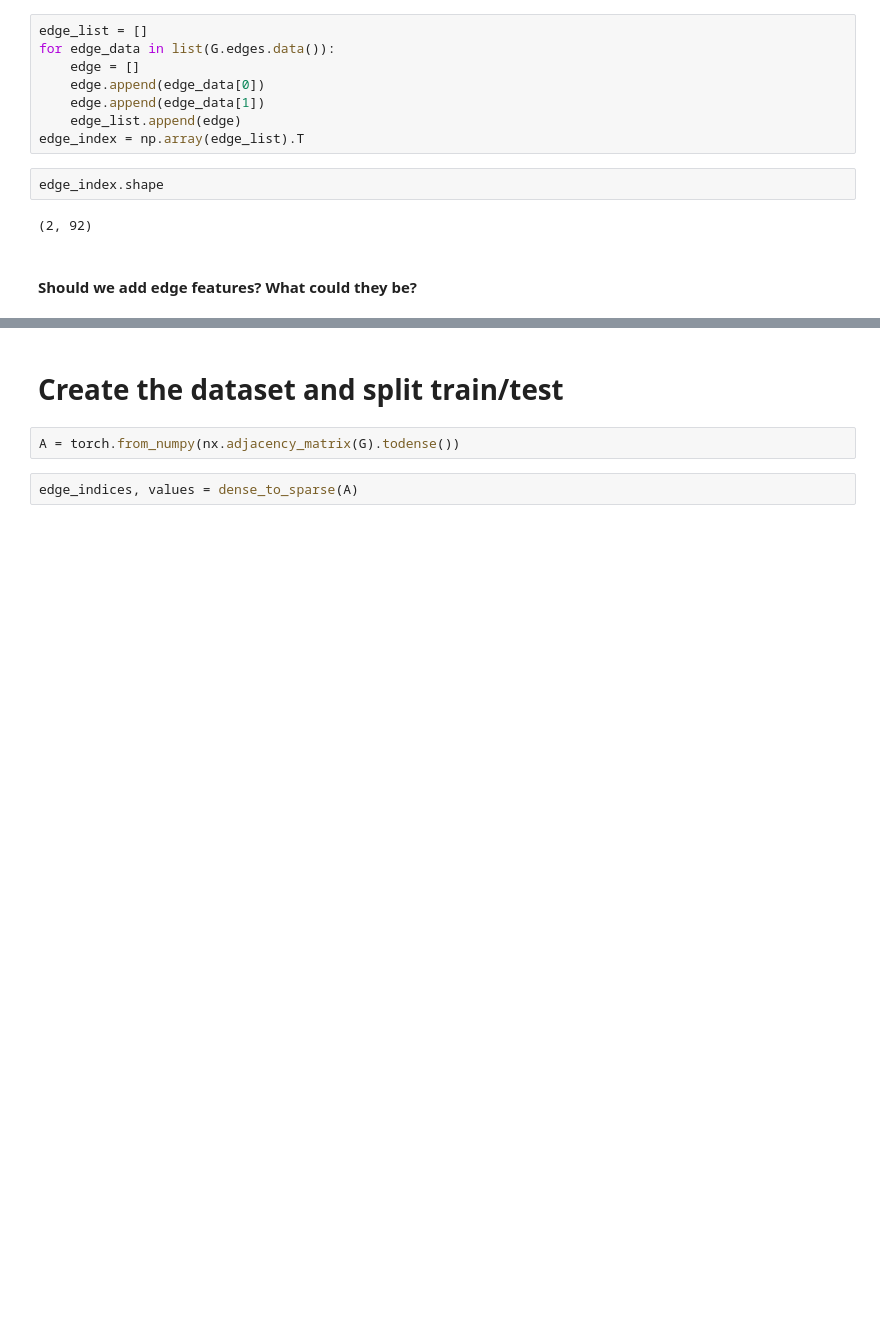
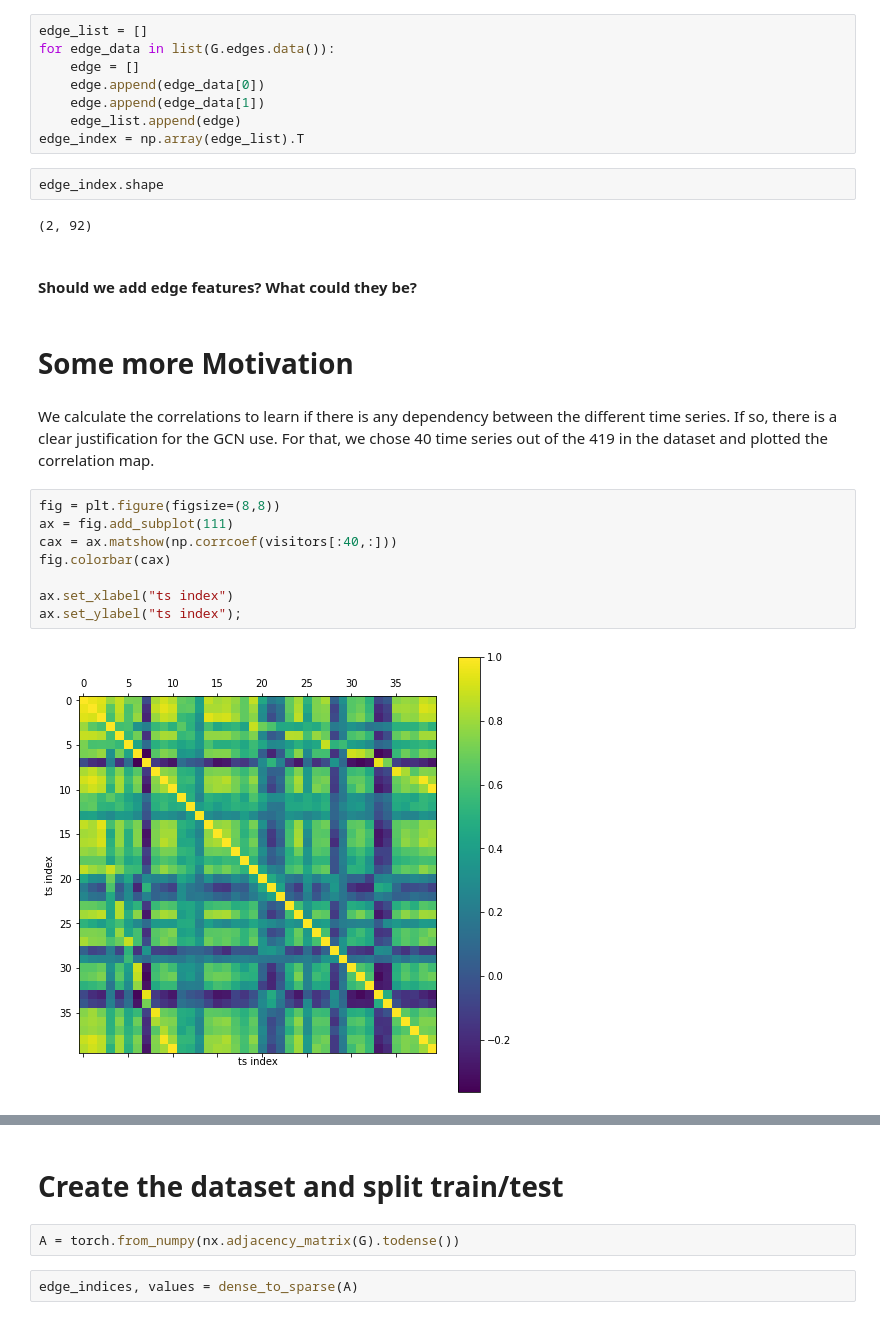
Before and after one commit to luisroque/deep_graph_cLSTM_hierarchical_time_series, a Jupyter notebook: create_graph_structure.ipynb, the cells around one changed output, grey strips where cells are left out. Saved outputs shown, nothing was run; the diff lists cells and outputs as text; blank space fills up the shorter version.

Commit message:
adding correlation heat map to support motivation

```diff
--- a/create_graph_structure.ipynb
+++ b/create_graph_structure.ipynb
@@ -316,3 +316,17 @@ edge_index.shape
 (2, 92)
 # %% [markdown]
 #### Should we add edge features? What could they be?
+# %% [markdown]
+# Some more Motivation
+# %% [markdown]
+We calculate the correlations to learn if there is any dependency between the different time series. If so, there is a clear justification for the GCN use. For that, we chose 40 time series out of the 419 in the dataset and plotted the correlation map.
+# %%
+fig = plt.figure(figsize=(8,8))
+ax = fig.add_subplot(111)
+cax = ax.matshow(np.corrcoef(visitors[:40,:]))
+fig.colorbar(cax)
+
+ax.set_xlabel("ts index")
+ax.set_ylabel("ts index");
+# %% [output]
+[figure, added]
```
Also changed, not shown: parts of 6 cells of this notebook.
